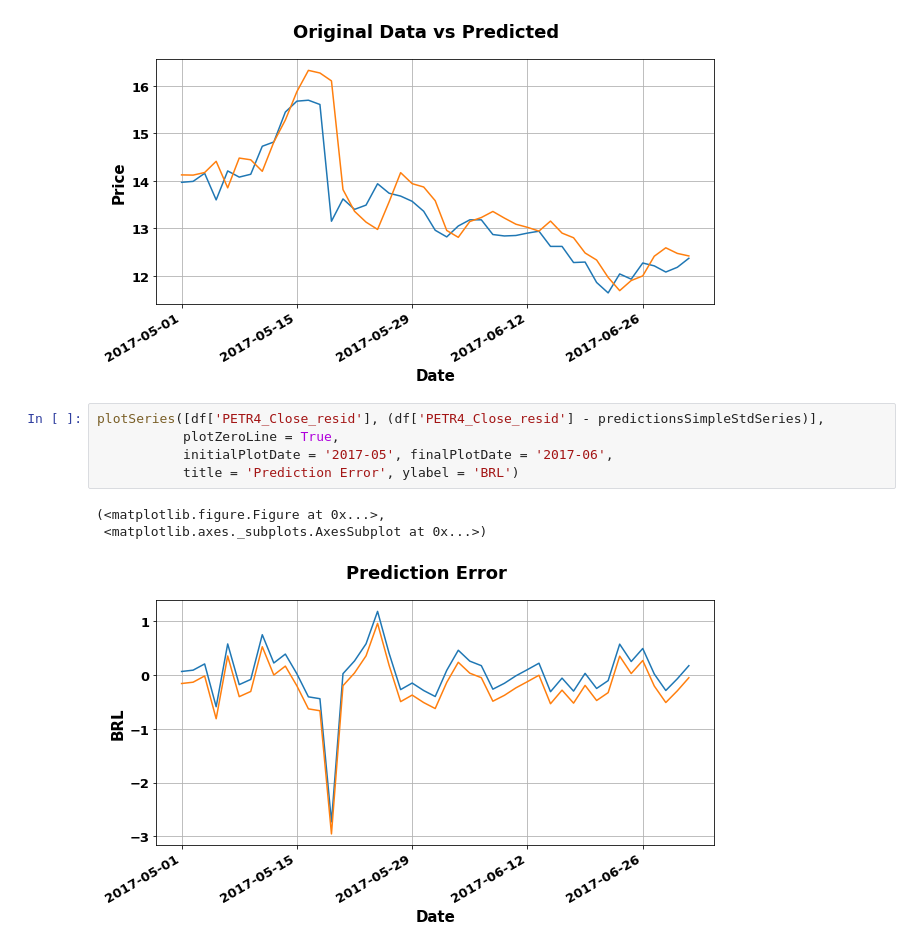
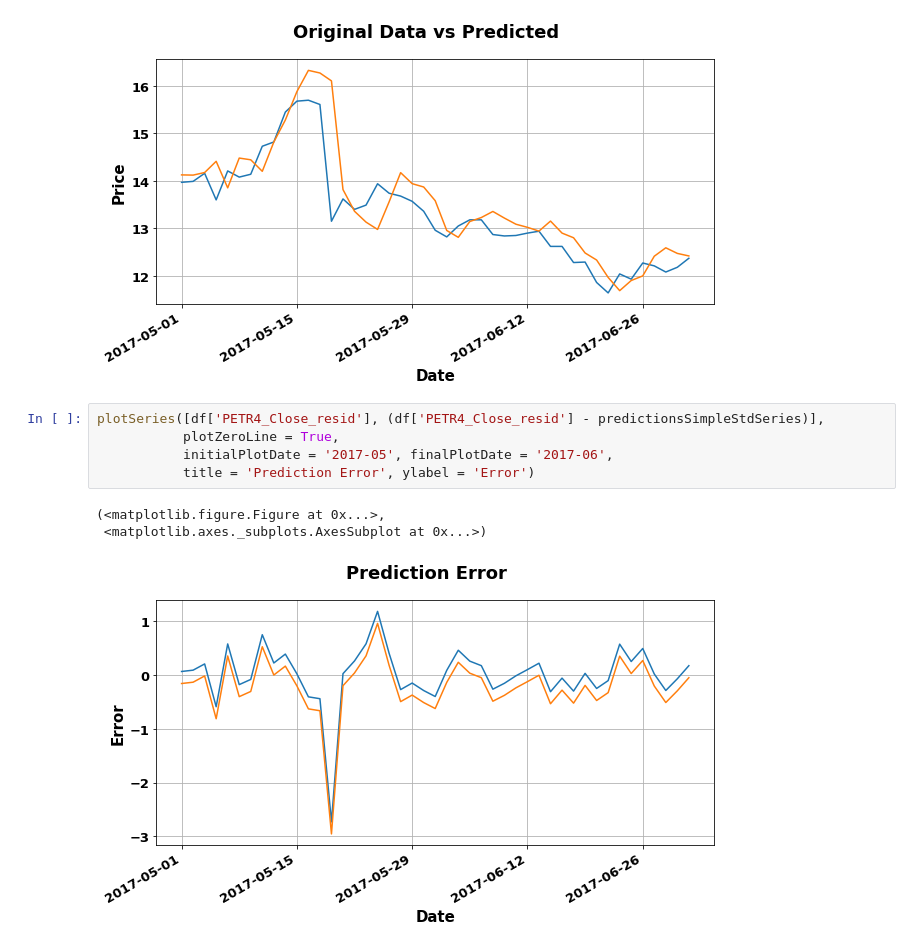
Before and after one commit to danilofrp/neural-stocks, a Jupyter notebook: notebooks/MLP.ipynb, the cells around one changed output. Drawn from its saved outputs; the diff is of its cells as text.

```diff
--- a/notebooks/MLP.ipynb
+++ b/notebooks/MLP.ipynb
@@ -687,9 +687,9 @@ plotSeries([df['PETR4_Close_trend']+ df['PETR4_Close_resid'],
 # %%
 plotSeries([df['PETR4_Close_resid'], (df['PETR4_Close_resid'] - predictionsSimpleStdSeries)],
            plotZeroLine = True,
            initialPlotDate = '2017-05', finalPlotDate = '2017-06',
-           title = 'Prediction Error', ylabel = 'BRL')
+           title = 'Prediction Error', ylabel = 'Error')
 # %% [output]
 (<matplotlib.figure.Figure at 0x...>,
  <matplotlib.axes._subplots.AxesSubplot at 0x...>)
-[figure, old version]
+[figure, new version]
```
Also changed, not shown: parts of 2 cells of this notebook.
